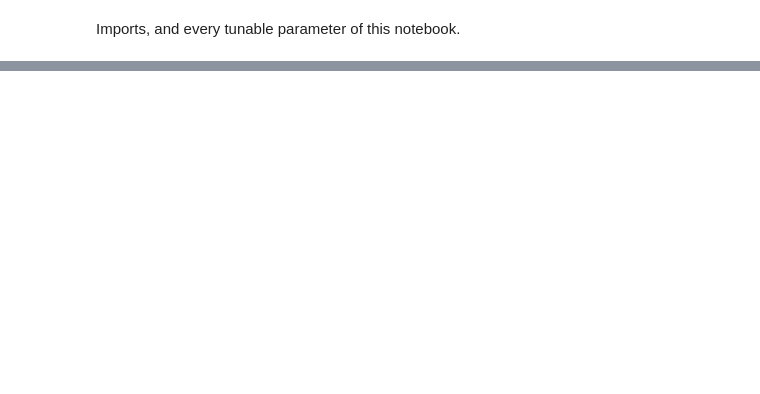
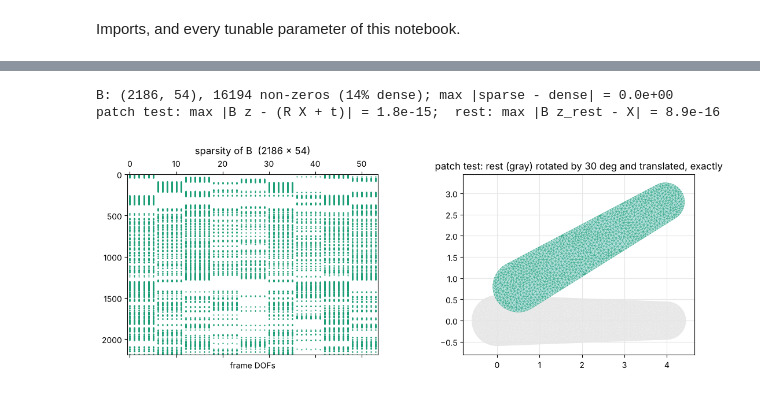
Before and after one commit to otmanon/simkit-tutorials, a Jupyter notebook: 026_sparse_meshless_models.ipynb, the cells around one changed output, grey strips where cells are left out. Drawn from its saved outputs; the diff is of its cells as text; code cells hidden in the pictures; blank space fills up the shorter version.

```diff
--- a/026_sparse_meshless_models.ipynb
+++ b/026_sparse_meshless_models.ipynb
@@ -508,0 +228,30 @@ plt.show()
+# %%
+B_sm = simkit.lbs_jacobian(X, W, sparse=True)                   # (n*dim, 6k), sparse
+B_dense = simkit.lbs_jacobian(X, W.toarray())                   # the same, dense
+print(f"B: {B_sm.shape}, {B_sm.nnz} non-zeros ({B_sm.nnz / np.prod(B_sm.shape) * 100:.0f}% dense); "
+      f"max |sparse - dense| = {np.abs(B_sm.toarray() - B_dense).max():.1e}")
+
+th = np.deg2rad(PATCH_ANGLE_DEG)
+R = np.array([[np.cos(th), -np.sin(th)], [np.sin(th), np.cos(th)]])
+t_patch = np.array([0.5, 0.8])
+z_patch = simkit.lbs_affine_coordinates(k, R, t_patch)          # every frame = the same map x -> R x + t
+x_patch = (B_sm @ z_patch).reshape(n, dim)
+z_rest = simkit.lbs_affine_coordinates(k, np.eye(dim), np.zeros(dim))
+print(f"patch test: max |B z - (R X + t)| = {np.abs(x_patch - (X @ R.T + t_patch)).max():.1e};  "
+      f"rest: max |B z_rest - X| = {np.abs((B_sm @ z_rest).reshape(n, dim) - X).max():.1e}")
+
+fig, (axL, axR) = plt.subplots(1, 2, figsize=(12, 4.2), gridspec_kw={"width_ratios": [1, 1.6]})
+axL.spy(B_sm, markersize=0.6, color=SM_C, aspect="auto")
+axL.set_title(f"sparsity of B  ({B_sm.shape[0]} x {B_sm.shape[1]})"); axL.set_xlabel("frame DOFs")
+lims = utils.auto_limits([X, x_patch], pad=0.2)
+utils.PolyMeshArtist(axR, X, T, facecolor="0.9", edgecolor="none", zorder=1)
+utils.plot_mesh(axR, x_patch, T, lims=lims, lw=0.3, facecolor="#b2dfdb", edgecolor=SM_C,
+                title=f"patch test: rest (gray) rotated by {PATCH_ANGLE_DEG:.0f} deg and translated, exactly")
+fig.tight_layout()
+simkit.filesystem.save_figure(fig, os.path.join(RESULTS_DIR, "subspace.png"),
+                              copy_to=os.path.join(MEDIA_DIR, "026_subspace.png"))
+plt.show()
+# %% [output]
+B: (2186, 54), 16194 non-zeros (14% dense); max |sparse - dense| = 0.0e+00
+patch test: max |B z - (R X + t)| = 1.8e-15;  rest: max |B z_rest - X| = 8.9e-16
+[figure, added]
```
Also changed, not shown: parts of 46 cells of this notebook, 10 other files.
